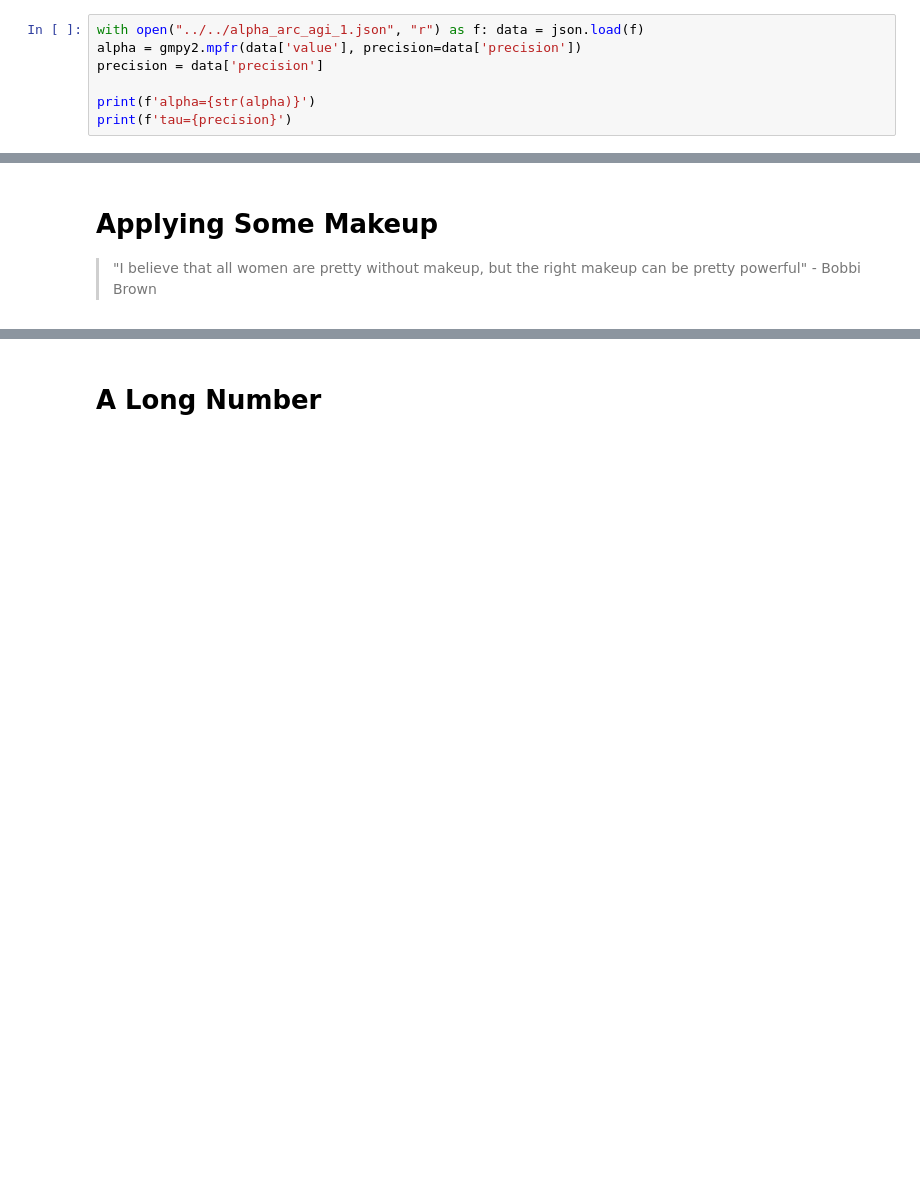
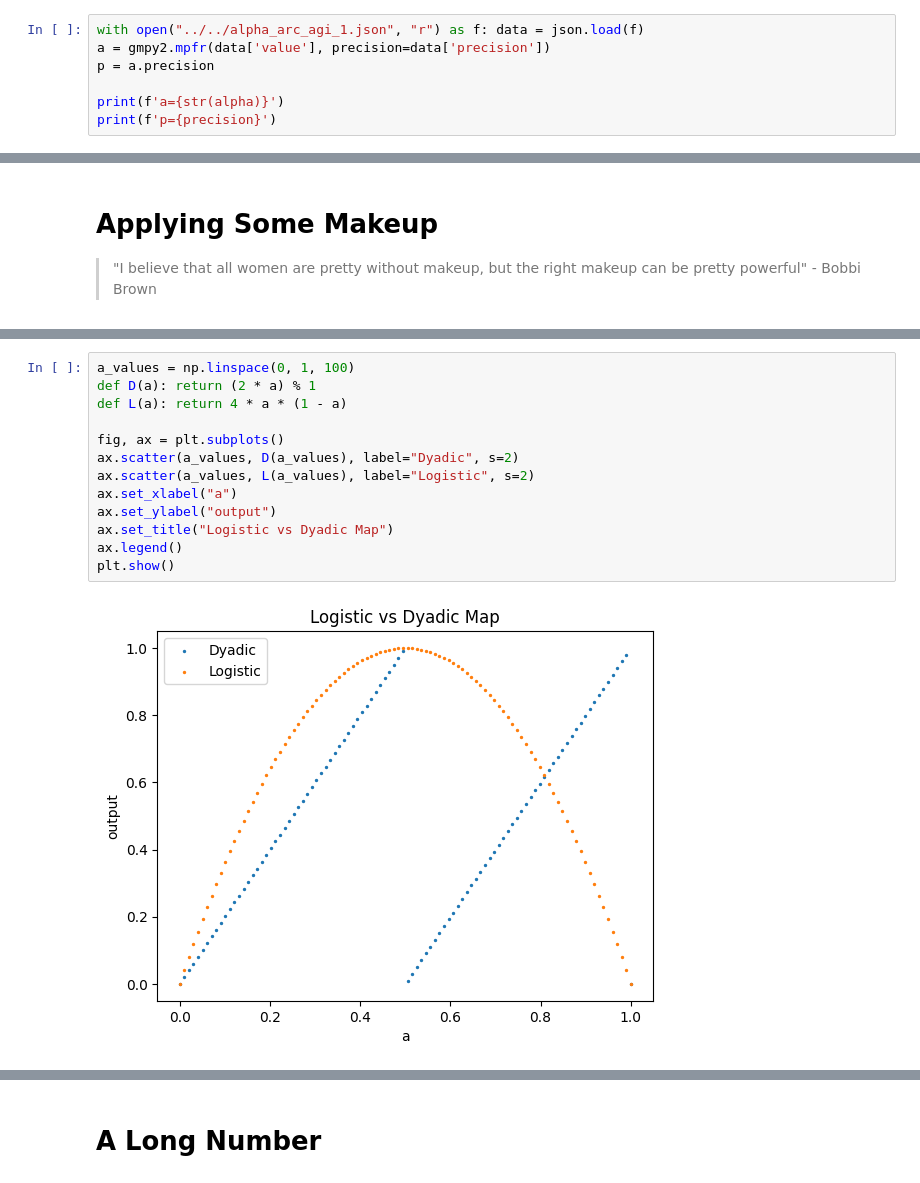
Before and after one commit to eitanturok/one-parameter-model, a Jupyter notebook: src/arc-agi2/blog.ipynb, the cells around one changed output, grey strips where cells are left out. Saved outputs shown, nothing was run; the diff lists cells and outputs as text; blank space fills up the shorter version.

```diff
--- a/src/arc-agi2/blog.ipynb
+++ b/src/arc-agi2/blog.ipynb
@@ -34,10 +214,10 @@ where $\tau$ is manually set for "precision" and we learn the scalar $\alpha$.
 For ARC-AGI-1, we need
 # %%
 with open("../../alpha_arc_agi_1.json", "r") as f: data = json.load(f)
-alpha = gmpy2.mpfr(data['value'], precision=data['precision'])
-precision = data['precision']
+a = gmpy2.mpfr(data['value'], precision=data['precision'])
+p = a.precision
 
-print(f'alpha={str(alpha)}')
-print(f'tau={precision}')
+print(f'a={str(alpha)}')
+print(f'p={precision}')
 # %% [output]
 alpha=0.760599099544466800555191826376124045649528826087284067103325475521284466982934252218329759988986372363922054404179816179495487064063870302152957460579166723707046131399931029815208491962965417 ...
@@ -630,0 +677,15 @@ Plugging this into our equation from before gives
+# %%
+a_values = np.linspace(0, 1, 100)
+def D(a): return (2 * a) % 1
+def L(a): return 4 * a * (1 - a)
+
+fig, ax = plt.subplots()
+ax.scatter(a_values, D(a_values), label="Dyadic", s=2)
+ax.scatter(a_values, L(a_values), label="Logistic", s=2)
+ax.set_xlabel("a")
+ax.set_ylabel("output")
+ax.set_title("Logistic vs Dyadic Map")
+ax.legend()
+plt.show()
+# %% [output]
+[figure, added]
```
Also changed, not shown: parts of 30 cells of this notebook.
